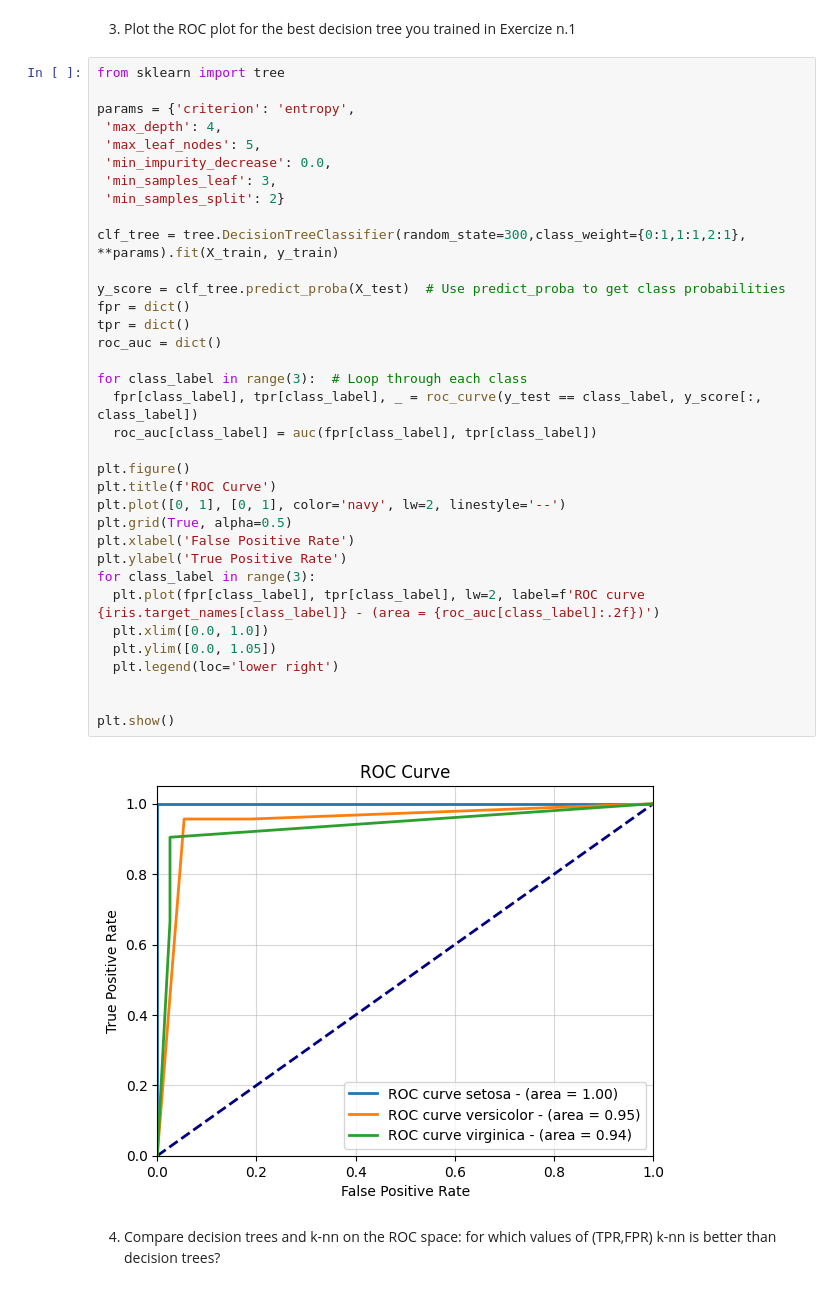
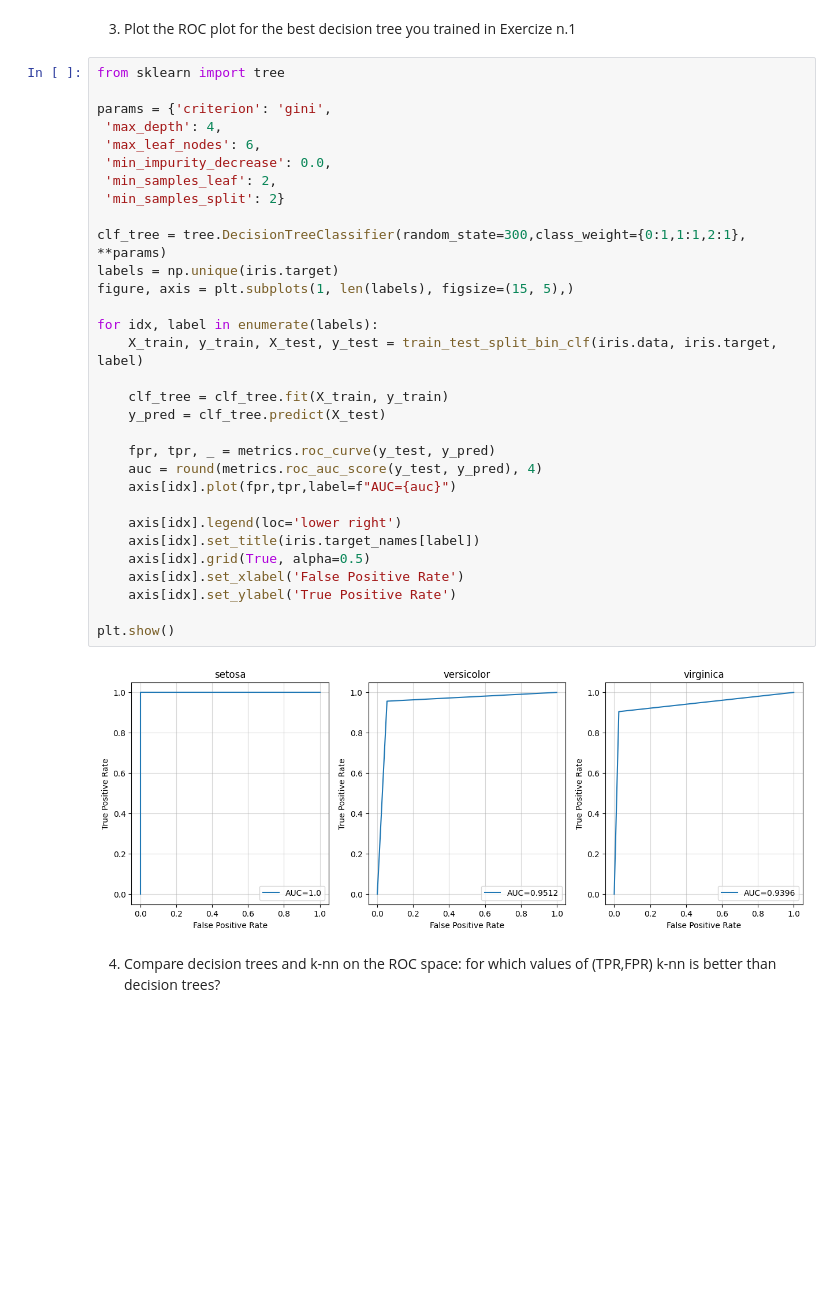
Before and after one commit to Grandi-Luca/AAUTExercises, a Jupyter notebook: Jupyter Notebooks/classification_iris_knn_aa_21_22.ipynb, the cells around one changed output. Drawn from its saved outputs; the diff is of its cells as text; blank space fills up the shorter version.

```diff
--- a/Jupyter Notebooks/classification_iris_knn_aa_21_22.ipynb
+++ b/Jupyter Notebooks/classification_iris_knn_aa_21_22.ipynb
@@ -364,42 +372,38 @@ plt.show()
 # %% [markdown]
 3. Plot the ROC plot for the best decision tree you trained in Exercize n.1
-# %%
-from sklearn import tree
-
-params = {'criterion': 'entropy',
- 'max_depth': 4,
- 'max_leaf_nodes': 5,
- 'min_impurity_decrease': 0.0,
- 'min_samples_leaf': 3,
- 'min_samples_split': 2}
-
-clf_tree = tree.DecisionTreeClassifier(random_state=300,class_weight={0:1,1:1,2:1}, **params).fit(X_train, y_train)
-
-y_score = clf_tree.predict_proba(X_test)  # Use predict_proba to get class probabilities
-fpr = dict()
-tpr = dict()
-roc_auc = dict()
-
-for class_label in range(3):  # Loop through each class
-  fpr[class_label], tpr[class_label], _ = roc_curve(y_test == class_label, y_score[:, class_label])
-  roc_auc[class_label] = auc(fpr[class_label], tpr[class_label])
-
-plt.figure()
-plt.title(f'ROC Curve')
-plt.plot([0, 1], [0, 1], color='navy', lw=2, linestyle='--')
-plt.grid(True, alpha=0.5)
-plt.xlabel('False Positive Rate')
-plt.ylabel('True Positive Rate')
-for class_label in range(3):
-  plt.plot(fpr[class_label], tpr[class_label], lw=2, label=f'ROC curve {iris.target_names[class_label]} - (area = {roc_auc[class_label]:.2f})')
-  plt.xlim([0.0, 1.0])
-  plt.ylim([0.0, 1.05])
-  plt.legend(loc='lower right')
-
-
-plt.show()
-# %% [output]
-[figure, removed]
+# %%
+from sklearn import tree
+
+params = {'criterion': 'gini',
+ 'max_depth': 4,
+ 'max_leaf_nodes': 6,
+ 'min_impurity_decrease': 0.0,
+ 'min_samples_leaf': 2,
+ 'min_samples_split': 2}
+
+clf_tree = tree.DecisionTreeClassifier(random_state=300,class_weight={0:1,1:1,2:1}, **params)
+labels = np.unique(iris.target)
+figure, axis = plt.subplots(1, len(labels), figsize=(15, 5),)
+
+for idx, label in enumerate(labels):
+    X_train, y_train, X_test, y_test = train_test_split_bin_clf(iris.data, iris.target, label)
+
+    clf_tree = clf_tree.fit(X_train, y_train)
+    y_pred = clf_tree.predict(X_test)
+
+    fpr, tpr, _ = metrics.roc_curve(y_test, y_pred)
+    auc = round(metrics.roc_auc_score(y_test, y_pred), 4)
+    axis[idx].plot(fpr,tpr,label=f"AUC={auc}")
+
+    axis[idx].legend(loc='lower right')
+    axis[idx].set_title(iris.target_names[label])
+    axis[idx].grid(True, alpha=0.5)
+    axis[idx].set_xlabel('False Positive Rate')
+    axis[idx].set_ylabel('True Positive Rate')
+
+plt.show()
+# %% [output]
+[figure, added]
 # %% [markdown]
 4. Compare decision trees and k-nn on the ROC space: for which values of (TPR,FPR) k-nn is better than decision trees?
 # %% [markdown]
```
Also changed, not shown: parts of 3 cells of this notebook.
